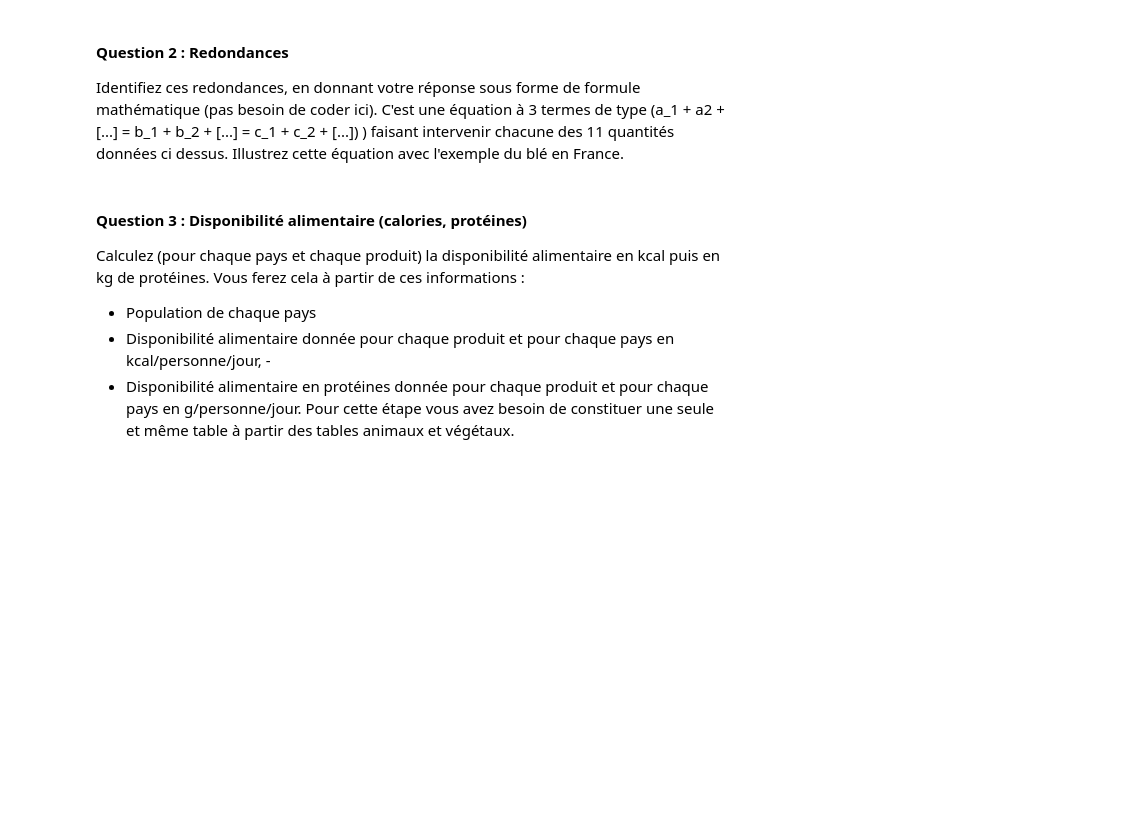
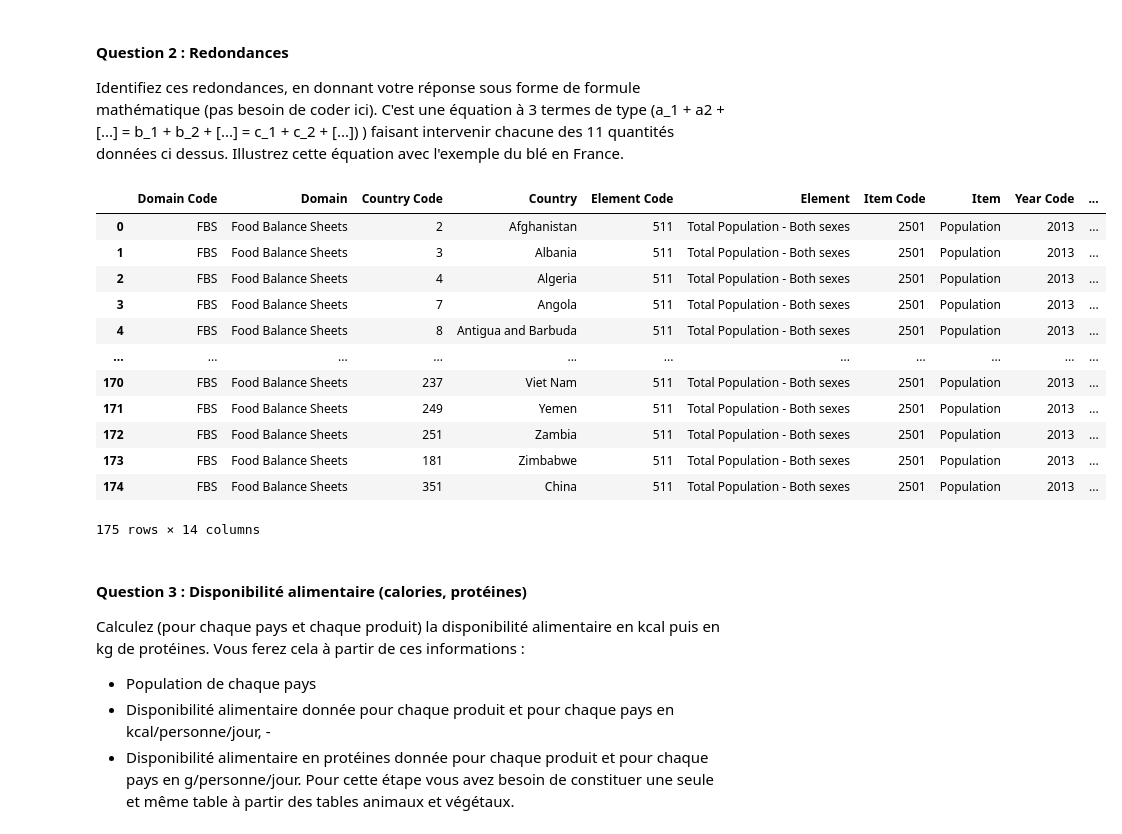
Before and after one commit to data-IA-2023/Groupe-3, a Jupyter notebook: briefs181223 - Yaya.ipynb, the cells around one changed output. Drawn from its saved outputs; the diff is of its cells as text; code cells hidden in the pictures; blank space fills up the shorter version.

```diff
--- a/briefs181223 - Yaya.ipynb
+++ b/briefs181223 - Yaya.ipynb
@@ -95,3 +83,27 @@ Il s’agit ici de réaliser des analyses descriptives statistiques et graphique
     • Analyses bi-variées
     • Analyses multi-variées
 Réaliser également des analyses exploratoires sur les différentes variables
+# %%
+import pandas as pd
+import statistics as st
+import numpy as np
+chemein_fichier = "fao_2013/FAOSTAT_2013_population.csv"
+data = pd.read_csv(chemein_fichier, sep=',',on_bad_lines='skip')
+
+# Clean up the 'Year' column
+data['Year'] = pd.to_numeric(data['Year'], errors='coerce')
+
+# Clean up the 'Value' column
+data['Value'] = pd.to_numeric(data['Value'], errors='coerce')
+
+# Save the clean data to a new CSV file
+data.to_csv('clean_data.csv', index=False)
+
+df =pd.read_csv("clean_data.csv", sep=',',on_bad_lines='skip')
+
+total_mean = df['Value'].mean()
+print(total_mean *1000)
+total_med = df['Value'].median()
+print(total_med*1000)
+total_m = df['Value'].mode()
+print(total_m*1000)
@@ -104,3 +131,9 @@ Il s’agit ici de répondre à toutes les questions ci-dessous.
 Calculez le nombre total d’humains sur la planète.
 Critiquez votre résultat. En cas d’anomalie, analysez et effectuer les corrections nécessaires.
 Donnez le résultat de votre calcul pour l'année 2013.
+# %%
+
+# Convert the values in the 'Value' column to floats
+df['Value'] = df['Value'].astype('float')
+total_value = df['Value'].sum()
+print ("Nombre d'humains sur la planète :" ,total_value *1000 , "Population " )
@@ -109,6 +144,22 @@ Donnez le résultat de votre calcul pour l'année 2013.
 Identifiez ces redondances, en donnant votre réponse sous forme de formule mathématique (pas besoin de coder ici).
 C'est une équation à 3 termes de type (a_1 + a2 + [...] = b_1 + b_2 + [...] = c_1 + c_2 + [...]) ) faisant intervenir chacune des 11 quantités données ci dessus.
 Illustrez cette équation avec l'exemple du blé en France.
+# %%
+df
+# %% [output]
+|  | Domain Code | Domain | Country Code | Country | Element Code | Element | Item Code | Item | Year Code | ... |
+| 0 | FBS | Food Balance Sheets | 2 | Afghanistan | 511 | Total Population - Both sexes | 2501 | Population | 2013 | ... |
+| 1 | FBS | Food Balance Sheets | 3 | Albania | 511 | Total Population - Both sexes | 2501 | Population | 2013 | ... |
+| 2 | FBS | Food Balance Sheets | 4 | Algeria | 511 | Total Population - Both sexes | 2501 | Population | 2013 | ... |
+| 3 | FBS | Food Balance Sheets | 7 | Angola | 511 | Total Population - Both sexes | 2501 | Population | 2013 | ... |
+| 4 | FBS | Food Balance Sheets | 8 | Antigua and Barbuda | 511 | Total Population - Both sexes | 2501 | Population | 2013 | ... |
+| ... | ... | ... | ... | ... | ... | ... | ... | ... | ... | ... |
+| 170 | FBS | Food Balance Sheets | 237 | Viet Nam | 511 | Total Population - Both sexes | 2501 | Population | 2013 | ... |
+| 171 | FBS | Food Balance Sheets | 249 | Yemen | 511 | Total Population - Both sexes | 2501 | Population | 2013 | ... |
+| 172 | FBS | Food Balance Sheets | 251 | Zambia | 511 | Total Population - Both sexes | 2501 | Population | 2013 | ... |
+| 173 | FBS | Food Balance Sheets | 181 | Zimbabwe | 511 | Total Population - Both sexes | 2501 | Population | 2013 | ... |
+| 174 | FBS | Food Balance Sheets | 351 | China | 511 | Total Population - Both sexes | 2501 | Population | 2013 | ... |
+175 rows × 14 columns
 # %% [markdown]
 #### Question 3 : Disponibilité alimentaire (calories, protéines)
 Calculez (pour chaque pays et chaque produit) la disponibilité alimentaire en kcal puis en kg de protéines. Vous ferez cela à partir de ces informations :
```
Also changed, not shown: parts of 3 cells of this notebook, 1 other file.
